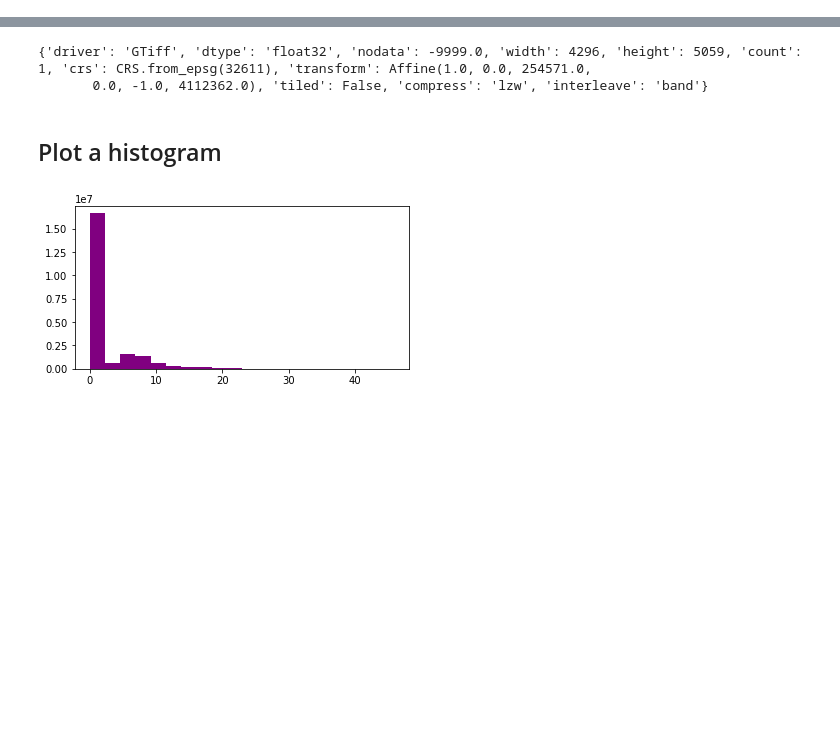
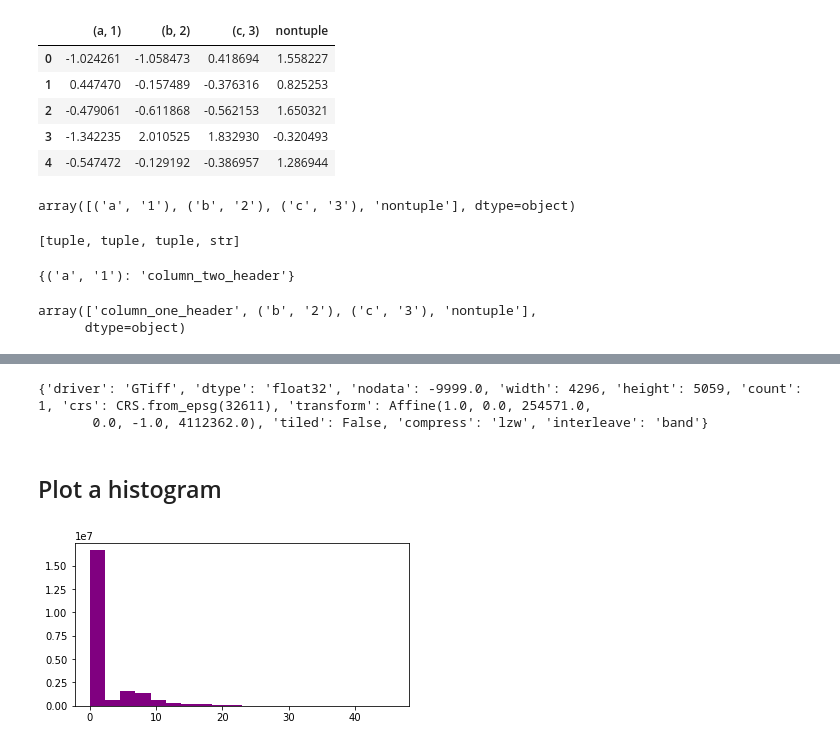
Before and after one commit to earthlab-education/ea-python-spring-2020-course-notebooks, a Jupyter notebook: in-class-demos/wk04-uncertainty-lidar-raster-vector.ipynb, the cells around one changed output, grey strips where cells are left out. Cells and saved outputs as stored; diff of their text form; code cells hidden in the pictures; blank space fills up the shorter version.

```diff
--- a/in-class-demos/wk04-uncertainty-lidar-raster-vector.ipynb
+++ b/in-class-demos/wk04-uncertainty-lidar-raster-vector.ipynb
@@ -21,0 +17,35 @@ os.chdir(os.path.join(et.io.HOME, "earth-analytics"))
+# %%
+# Create a df 5 rows and 4 columns with some tuples as headers and some random data
+df = pd.DataFrame(np.random.randn(5, 4),
+                  columns=[('a', '1'), ('b', '2'), ('c', '3'), 'nontuple']) # This line "names" (provides a header for) each column
+# View the columns
+df
+# %% [output]
+|  | (a, 1) | (b, 2) | (c, 3) | nontuple |
+| 0 | -1.024261 | -1.058473 | 0.418694 | 1.558227 |
+| 1 | 0.447470 | -0.157489 | -0.376316 | 0.825253 |
+| 2 | -0.479061 | -0.611868 | -0.562153 | 1.650321 |
+| 3 | -1.342235 | 2.010525 | 1.832930 | -0.320493 |
+| 4 | -0.547472 | -0.129192 | -0.386957 | 1.286944 |
+# %%
+# View the header names
+df.columns.values
+# %% [output]
+array([('a', '1'), ('b', '2'), ('c', '3'), 'nontuple'], dtype=object)
+# %%
+# View the column header type for each - notice 3 are tuples
+[type(x) for x in df.columns]
+# %% [output]
+[tuple, tuple, tuple, str]
+# %%
+name_map = {('a', '1'):"column_two_header"}
+name_map
+# %% [output]
+{('a', '1'): 'column_two_header'}
+# %%
+# Rename the first column - note that because it is a tuple, you do NOT want to use quotes. Quotes will make this a string
+df.rename(columns = {('a', '1'):"column_one_header"}, inplace=True)
+df.columns.values
+# %% [output]
+array(['column_one_header', ('b', '2'), ('c', '3'), 'nontuple'],
+      dtype=object)
```
Also changed, not shown: parts of 10 cells of this notebook.
